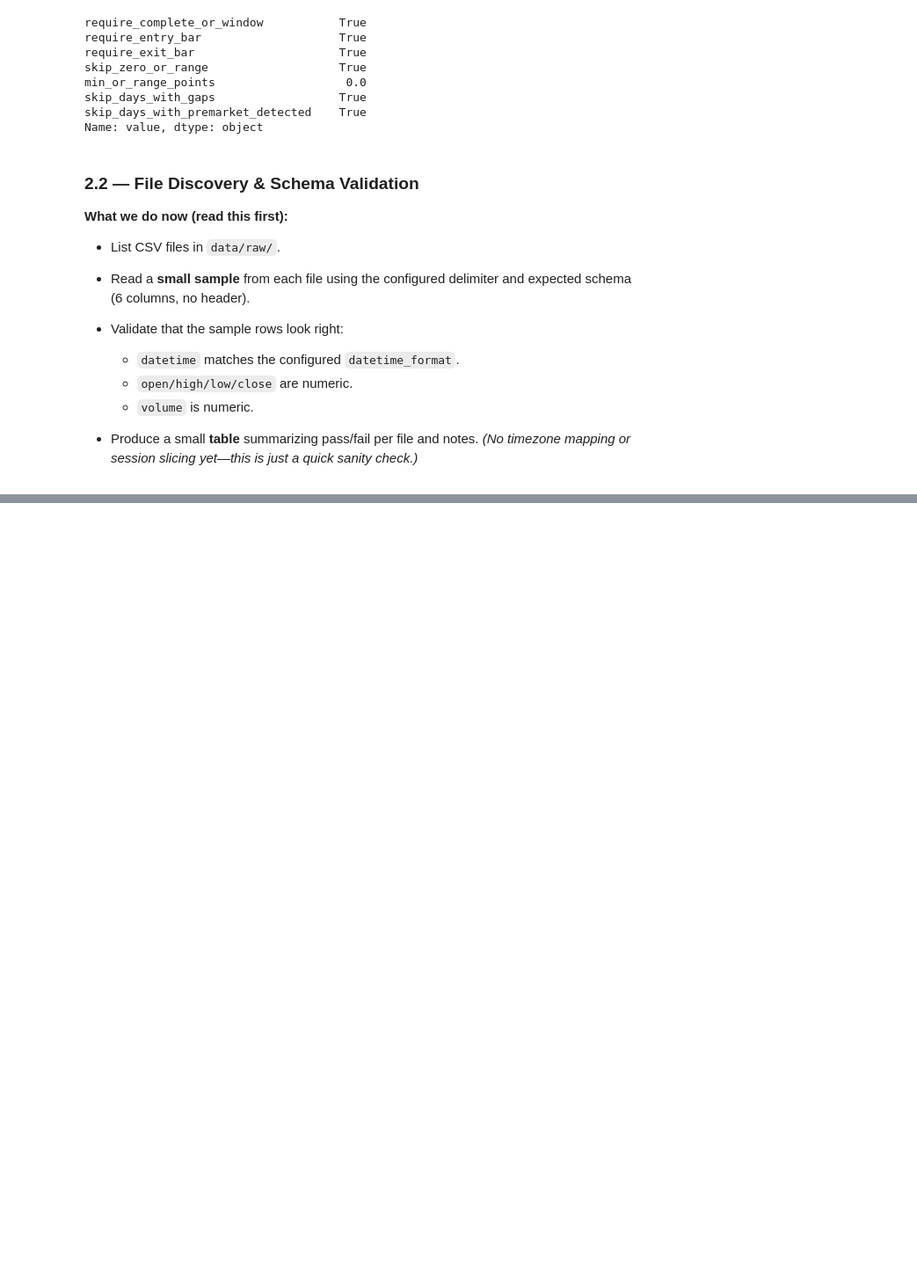
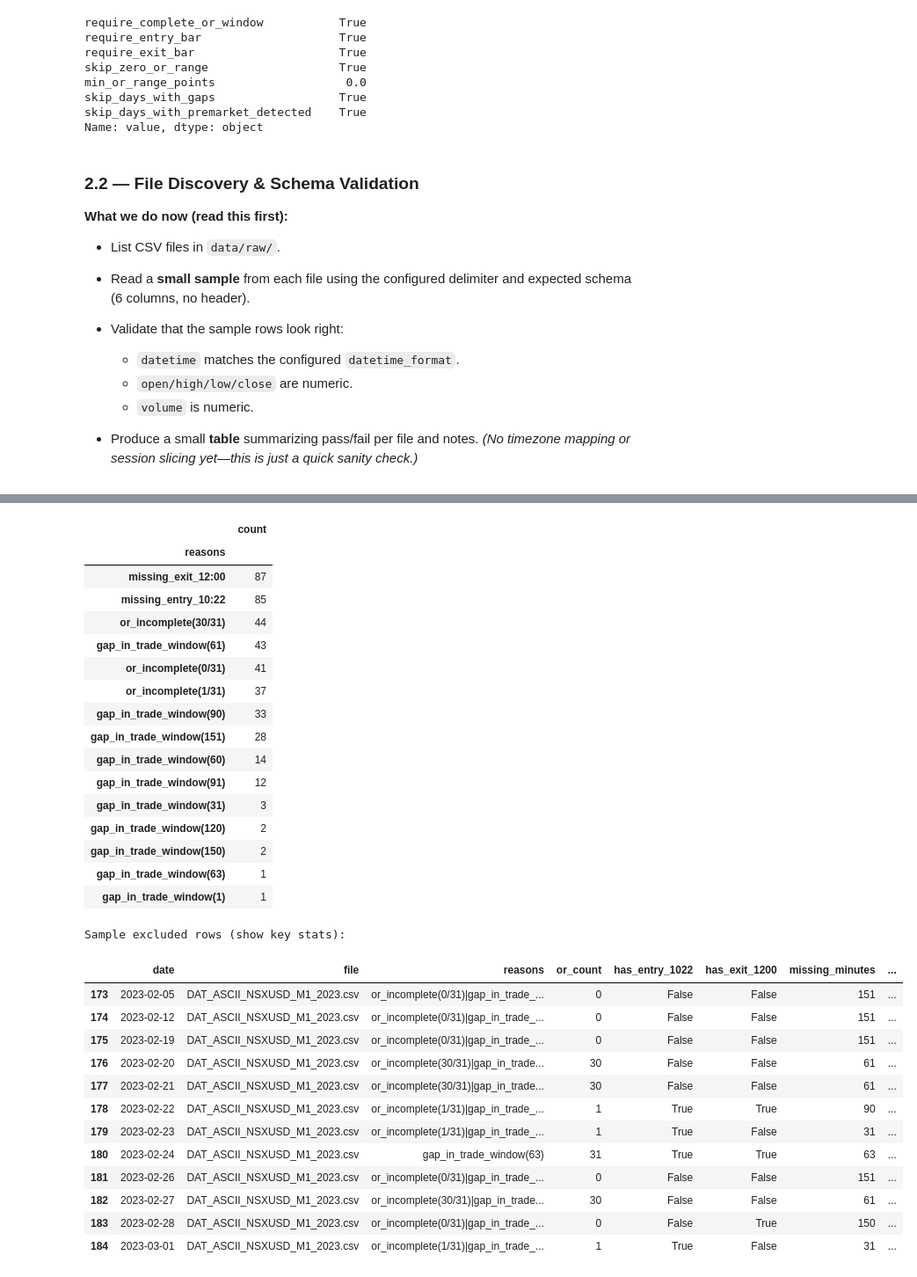
Before and after one commit to Mbaka11/OpeningRange, a Jupyter notebook: notebooks/02_data_audit.ipynb, the cells around one changed output, grey strips where cells are left out. Shown at 88% size. Saved outputs shown, nothing was run; the diff lists cells and outputs as text; code cells hidden in the pictures; blank space fills up the shorter version.

```diff
--- a/notebooks/02_data_audit.ipynb
+++ b/notebooks/02_data_audit.ipynb
@@ -119,0 +828,54 @@ Name: value, dtype: object
+# %%
+from pathlib import Path
+import pandas as pd
+
+ROOT = Path.cwd().parent if Path.cwd().name == "notebooks" else Path.cwd()
+excl_path = ROOT / "reports" / "tables" / "exclusion_log.csv"
+
+ex = pd.read_csv(excl_path, parse_dates=["date"])
+mask_2023_Feb_to_Jul = (ex["date"].dt.year == 2023) & (ex["date"].dt.month.between(2, 7))
+ex23 = ex.loc[mask_2023_Feb_to_Jul].copy()
+
+if ex23.empty:
+    print("No exclusions recorded for 2023-02..07 (double-check earlier steps saved exclusion_log.csv).")
+else:
+    reasons_counts = (
+        ex23["reasons"].str.split("|").explode().value_counts().rename("count")
+    )
+    display(reasons_counts.to_frame().head(20))
+
+    print("\nSample excluded rows (show key stats):")
+    cols = ["date","file","reasons","or_count","has_entry_1022","has_exit_1200","missing_minutes","duplicate_minutes","trade_count"]
+    display(ex23[cols].sort_values("date").head(12))
+# %% [output]
+|  | count |
+| reasons |  |
+| missing_exit_12:00 | 87 |
+| missing_entry_10:22 | 85 |
+| or_incomplete(30/31) | 44 |
+| gap_in_trade_window(61) | 43 |
+| or_incomplete(0/31) | 41 |
+| or_incomplete(1/31) | 37 |
+| gap_in_trade_window(90) | 33 |
+| gap_in_trade_window(151) | 28 |
+| gap_in_trade_window(60) | 14 |
+| gap_in_trade_window(91) | 12 |
+| gap_in_trade_window(31) | 3 |
+| gap_in_trade_window(120) | 2 |
+| gap_in_trade_window(150) | 2 |
+| gap_in_trade_window(63) | 1 |
+| gap_in_trade_window(1) | 1 |
+Sample excluded rows (show key stats):
+|  | date | file | reasons | or_count | has_entry_1022 | has_exit_1200 | missing_minutes | ... |
+| 173 | 2023-02-05 | DAT_ASCII_NSXUSD_M1_2023.csv | or_incomplete(0/31)|gap_in_trade_... | 0 | False | False | 151 | ... |
+| 174 | 2023-02-12 | DAT_ASCII_NSXUSD_M1_2023.csv | or_incomplete(0/31)|gap_in_trade_... | 0 | False | False | 151 | ... |
+| 175 | 2023-02-19 | DAT_ASCII_NSXUSD_M1_2023.csv | or_incomplete(0/31)|gap_in_trade_... | 0 | False | False | 151 | ... |
+| 176 | 2023-02-20 | DAT_ASCII_NSXUSD_M1_2023.csv | or_incomplete(30/31)|gap_in_trade... | 30 | False | False | 61 | ... |
+| 177 | 2023-02-21 | DAT_ASCII_NSXUSD_M1_2023.csv | or_incomplete(30/31)|gap_in_trade... | 30 | False | False | 61 | ... |
+| 178 | 2023-02-22 | DAT_ASCII_NSXUSD_M1_2023.csv | or_incomplete(1/31)|gap_in_trade_... | 1 | True | True | 90 | ... |
+| 179 | 2023-02-23 | DAT_ASCII_NSXUSD_M1_2023.csv | or_incomplete(1/31)|gap_in_trade_... | 1 | True | False | 31 | ... |
+| 180 | 2023-02-24 | DAT_ASCII_NSXUSD_M1_2023.csv | gap_in_trade_window(63) | 31 | True | True | 63 | ... |
+| 181 | 2023-02-26 | DAT_ASCII_NSXUSD_M1_2023.csv | or_incomplete(0/31)|gap_in_trade_... | 0 | False | False | 151 | ... |
+| 182 | 2023-02-27 | DAT_ASCII_NSXUSD_M1_2023.csv | or_incomplete(30/31)|gap_in_trade... | 30 | False | False | 61 | ... |
+| 183 | 2023-02-28 | DAT_ASCII_NSXUSD_M1_2023.csv | or_incomplete(0/31)|gap_in_trade_... | 0 | False | True | 150 | ... |
+| 184 | 2023-03-01 | DAT_ASCII_NSXUSD_M1_2023.csv | or_incomplete(1/31)|gap_in_trade_... | 1 | True | False | 31 | ... |
```
Also changed, not shown: parts of 16 cells of this notebook, 1 other file.
